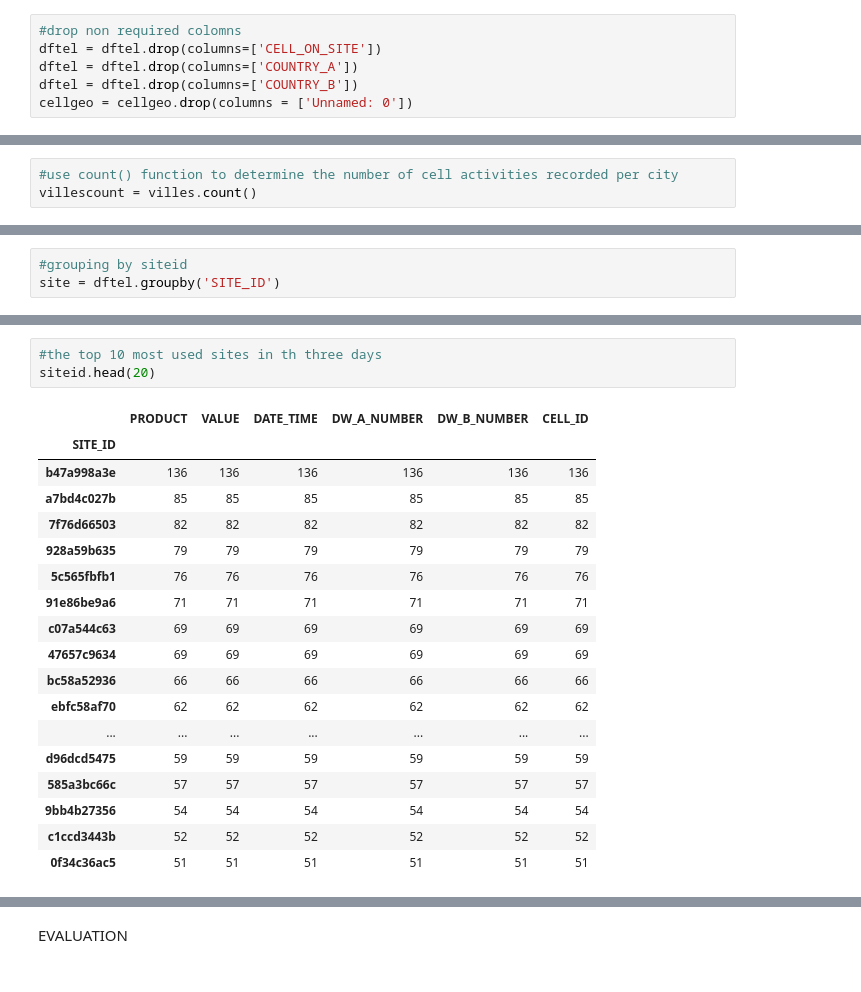
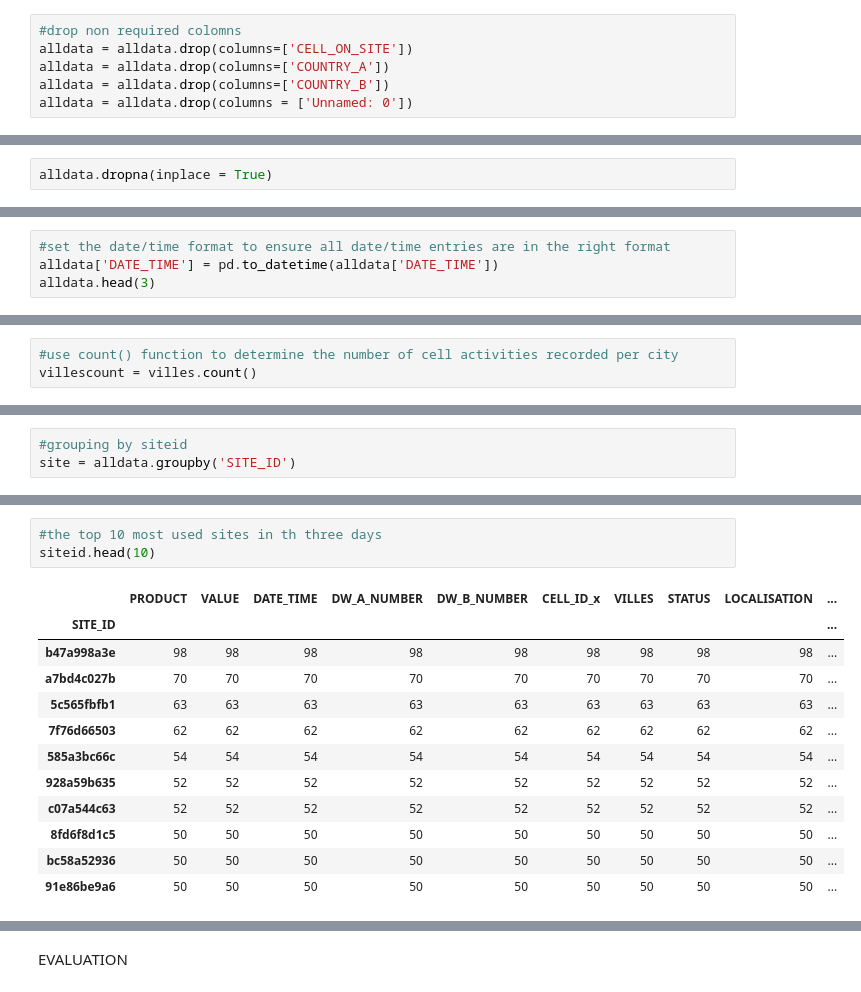
Before and after one commit to MaureenGatu/AUTOLIB-CAR-SHARE-DATAANALYSIS, a Jupyter notebook: IP WEEK 3/MTN-Telecomunicationanalysis.ipynb, the cells around one changed output, grey strips where cells are left out. Cells and saved outputs as stored; diff of their text form.

```diff
--- a/IP WEEK 3/MTN-Telecomunicationanalysis.ipynb
+++ b/IP WEEK 3/MTN-Telecomunicationanalysis.ipynb
@@ -249,10 +286,10 @@ the telcom dataset has 15,003 rows and 9 columns
 the site_id column has 2,108 missing vavues
 # %%
 #drop non required colomns
-dftel = dftel.drop(columns=['CELL_ON_SITE'])
-dftel = dftel.drop(columns=['COUNTRY_A'])
-dftel = dftel.drop(columns=['COUNTRY_B'])
-cellgeo = cellgeo.drop(columns = ['Unnamed: 0'])
+alldata = alldata.drop(columns=['CELL_ON_SITE'])
+alldata = alldata.drop(columns=['COUNTRY_A'])
+alldata = alldata.drop(columns=['COUNTRY_B'])
+alldata = alldata.drop(columns = ['Unnamed: 0'])
 # %% [markdown]
 DATA CLEANING
 # %% [markdown]
@@ -261,6 +298,8 @@ dropping entriels with null values
 dftel.dropna(inplace = True)
 # %%
 cellgeo.dropna(inplace = True)
+# %%
+alldata.dropna(inplace = True)
 # %%
 #set the date/time format to ensure all date/time entries are in the right format
 dftel['DATE_TIME'] = pd.to_datetime(dftel['DATE_TIME'])
@@ -274,0 +314,4 @@ dftel.head(5)
+# %%
+#set the date/time format to ensure all date/time entries are in the right format
+alldata['DATE_TIME'] = pd.to_datetime(alldata['DATE_TIME'])
+alldata.head(3)
@@ -414,6 +508,6 @@ local.count()
 # %%
 #grouping by siteid
-site = dftel.groupby('SITE_ID')
+site = alldata.groupby('SITE_ID')
 # %%
 #use count() to see how many times each site id was used in the three days.
 # ordered in descending order
@@ -438,22 +532,16 @@ siteid
 # %%
 #the top 10 most used sites in th three days
-siteid.head(20)
+siteid.head(10)
 # %% [output]
-|  | PRODUCT | VALUE | DATE_TIME | DW_A_NUMBER | DW_B_NUMBER | CELL_ID |
-| SITE_ID |  |  |  |  |  |  |
-| b47a998a3e | 136 | 136 | 136 | 136 | 136 | 136 |
-| a7bd4c027b | 85 | 85 | 85 | 85 | 85 | 85 |
-| 7f76d66503 | 82 | 82 | 82 | 82 | 82 | 82 |
-| 928a59b635 | 79 | 79 | 79 | 79 | 79 | 79 |
-| 5c565fbfb1 | 76 | 76 | 76 | 76 | 76 | 76 |
-| 91e86be9a6 | 71 | 71 | 71 | 71 | 71 | 71 |
-| c07a544c63 | 69 | 69 | 69 | 69 | 69 | 69 |
-| 47657c9634 | 69 | 69 | 69 | 69 | 69 | 69 |
-| bc58a52936 | 66 | 66 | 66 | 66 | 66 | 66 |
-| ebfc58af70 | 62 | 62 | 62 | 62 | 62 | 62 |
-| ... | ... | ... | ... | ... | ... | ... |
-| d96dcd5475 | 59 | 59 | 59 | 59 | 59 | 59 |
-| 585a3bc66c | 57 | 57 | 57 | 57 | 57 | 57 |
-| 9bb4b27356 | 54 | 54 | 54 | 54 | 54 | 54 |
-| c1ccd3443b | 52 | 52 | 52 | 52 | 52 | 52 |
-| 0f34c36ac5 | 51 | 51 | 51 | 51 | 51 | 51 |
+|  | PRODUCT | VALUE | DATE_TIME | DW_A_NUMBER | DW_B_NUMBER | CELL_ID_x | VILLES | STATUS | LOCALISATION | ... |
+| SITE_ID |  |  |  |  |  |  |  |  |  | ... |
+| b47a998a3e | 98 | 98 | 98 | 98 | 98 | 98 | 98 | 98 | 98 | ... |
+| a7bd4c027b | 70 | 70 | 70 | 70 | 70 | 70 | 70 | 70 | 70 | ... |
+| 5c565fbfb1 | 63 | 63 | 63 | 63 | 63 | 63 | 63 | 63 | 63 | ... |
+| 7f76d66503 | 62 | 62 | 62 | 62 | 62 | 62 | 62 | 62 | 62 | ... |
+| 585a3bc66c | 54 | 54 | 54 | 54 | 54 | 54 | 54 | 54 | 54 | ... |
+| 928a59b635 | 52 | 52 | 52 | 52 | 52 | 52 | 52 | 52 | 52 | ... |
+| c07a544c63 | 52 | 52 | 52 | 52 | 52 | 52 | 52 | 52 | 52 | ... |
+| 8fd6f8d1c5 | 50 | 50 | 50 | 50 | 50 | 50 | 50 | 50 | 50 | ... |
+| bc58a52936 | 50 | 50 | 50 | 50 | 50 | 50 | 50 | 50 | 50 | ... |
+| 91e86be9a6 | 50 | 50 | 50 | 50 | 50 | 50 | 50 | 50 | 50 | ... |
```
Also changed, not shown: parts of 25 cells of this notebook.
